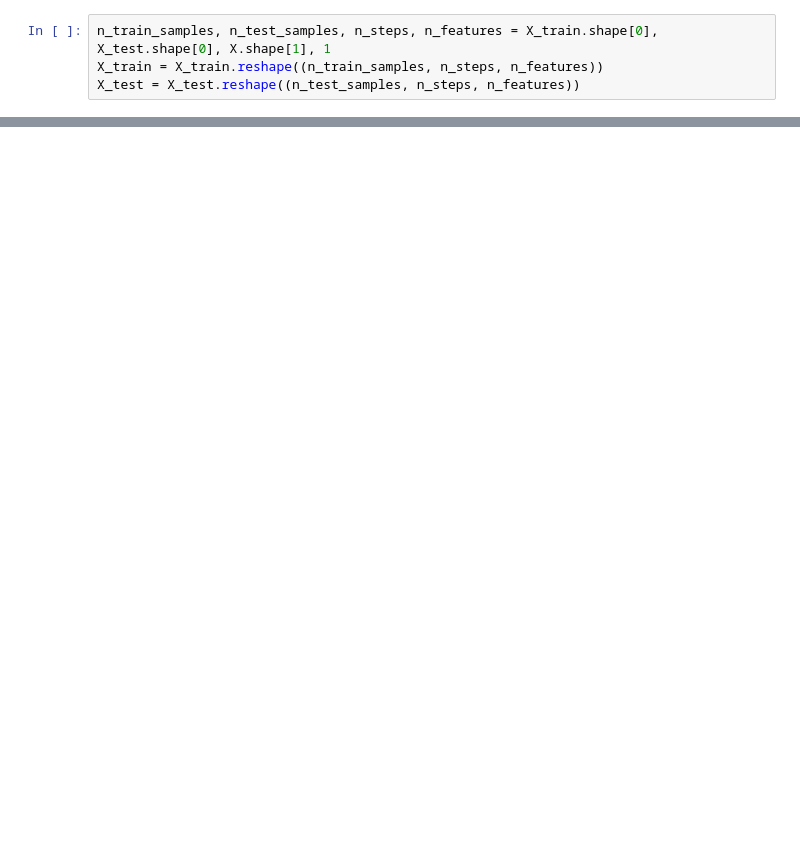
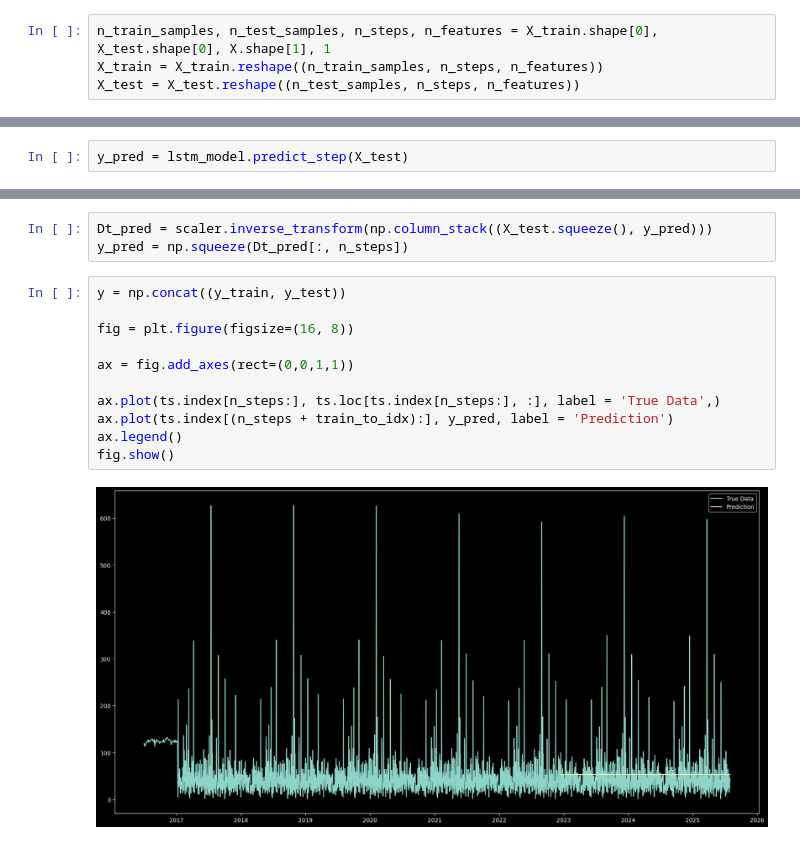
Before and after one commit to hanibounoua/deep-learning-workshops, a Jupyter notebook: TImeserie-prediction-lstm.ipynb, the cells around one changed output, grey strips where cells are left out. Drawn from its saved outputs; the diff is of its cells as text; blank space fills up the shorter version.

```diff
--- a/TImeserie-prediction-lstm.ipynb
+++ b/TImeserie-prediction-lstm.ipynb
@@ -178,0 +165,2 @@ ax.plot(history.history['loss'])
+# %%
+y_pred = lstm_model.predict_step(X_test)
@@ -178,0 +187,16 @@ ax.plot(history.history['loss'])
+# %%
+Dt_pred = scaler.inverse_transform(np.column_stack((X_test.squeeze(), y_pred)))
+y_pred = np.squeeze(Dt_pred[:, n_steps])
+# %%
+y = np.concat((y_train, y_test))
+
+fig = plt.figure(figsize=(16, 8))
+
+ax = fig.add_axes(rect=(0,0,1,1))
+
+ax.plot(ts.index[n_steps:], ts.loc[ts.index[n_steps:], :], label = 'True Data',)
+ax.plot(ts.index[(n_steps + train_to_idx):], y_pred, label = 'Prediction')
+ax.legend()
+fig.show()
+# %% [output]
+[figure, added]
```
Also changed, not shown: parts of 17 cells of this notebook.
